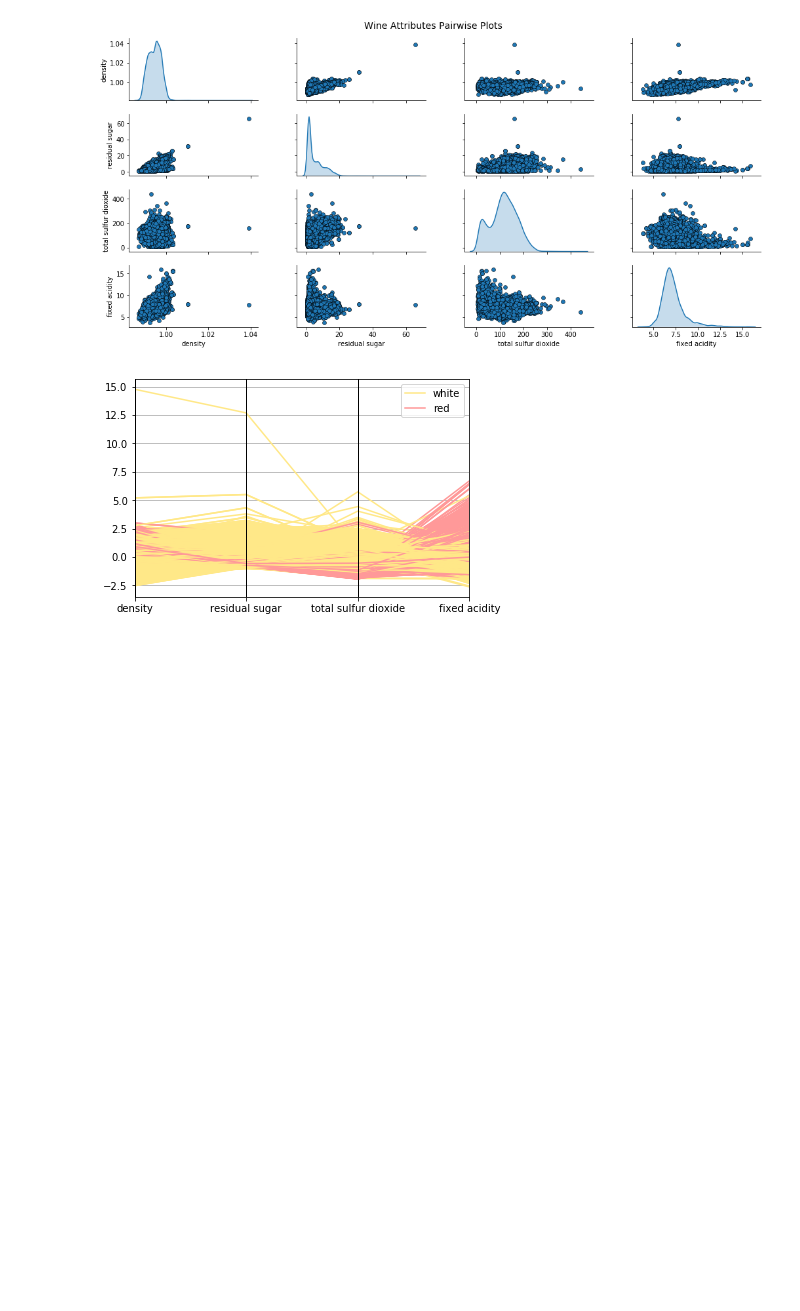
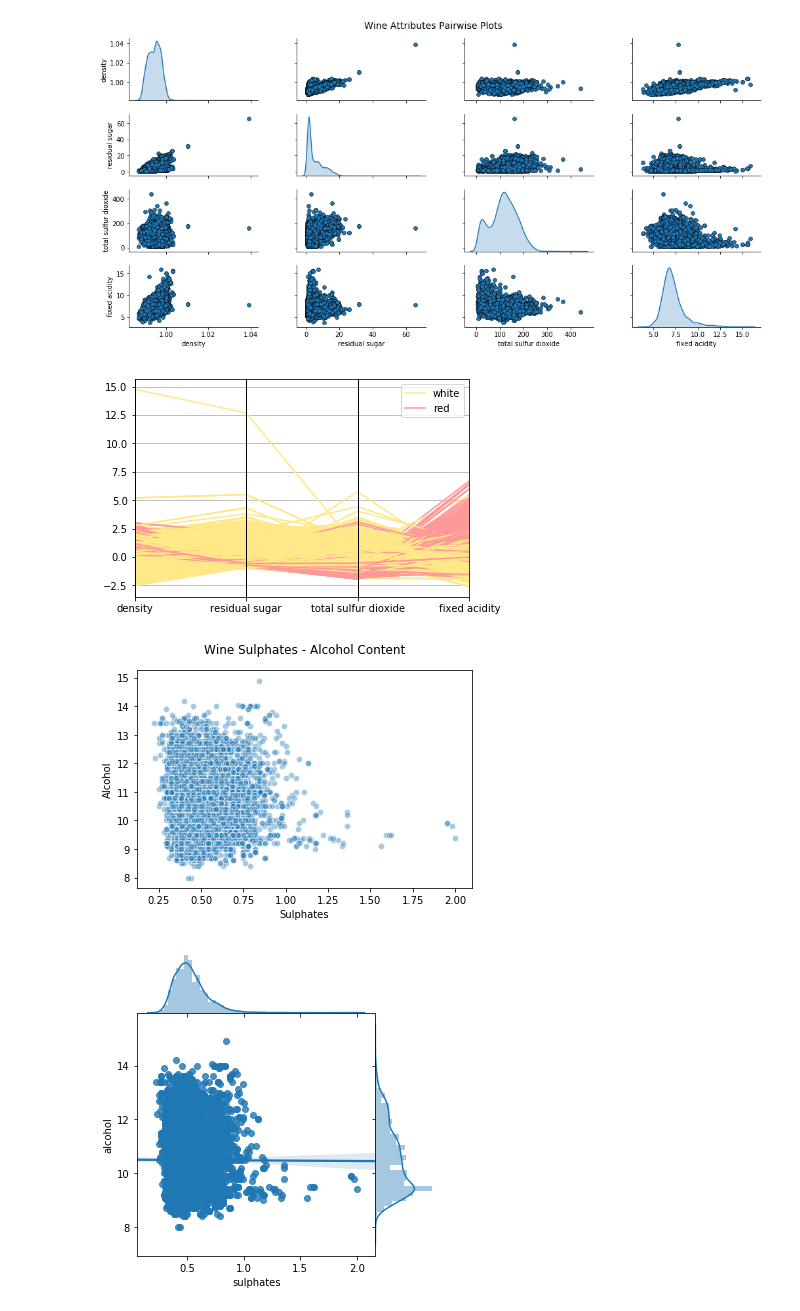
Before and after one commit to greeneley/visualisation_wine, a Jupyter notebook: wine.ipynb, the cells around one changed output. Saved outputs shown, nothing was run; the diff lists cells and outputs as text; code cells hidden in the pictures; blank space fills up the shorter version.

Commit message:
Add visualisation 3 and 4 dimensions

```diff
--- a/wine.ipynb
+++ b/wine.ipynb
@@ -226,0 +225,17 @@ import sklearn
+# %%
+# VISUALIZE TWO ATTRIBUTES
+# Scatter plots and joint plots is good for patterns, relationships
+# Specially, it's easily to see the individual distributions for the attributes
+
+# Scatter plot
+plt.scatter(wines['sulphates'], wines['alcohol'], alpha=0.4, edgecolors='w')
+
+plt.xlabel('Sulphates')
+plt.ylabel('Alcohol')
+plt.title('Wine Sulphates - Alcohol Content', y=1.05)
+
+# Joint Plot
+jp = sns.jointplot(x='sulphates', y='alcohol', data=wines, kind='reg', space=0, height=5, ratio=4)
+# %% [output]
+[figure, added]
+[figure, added]
```
Also changed, not shown: parts of 14 cells of this notebook.
